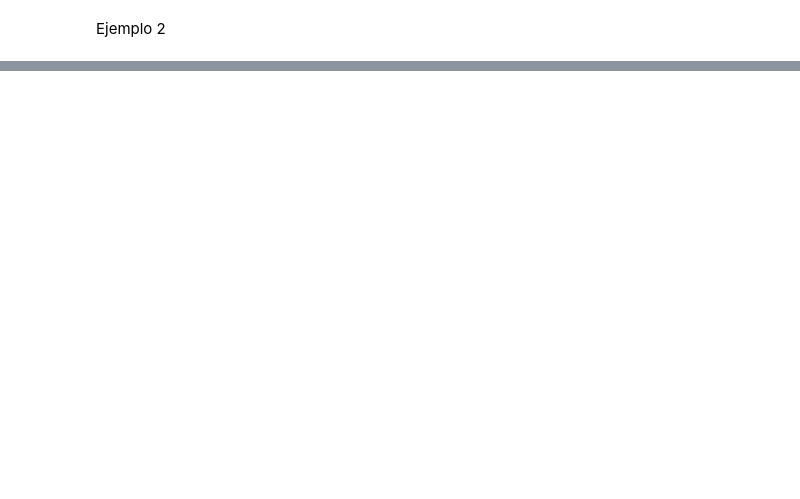
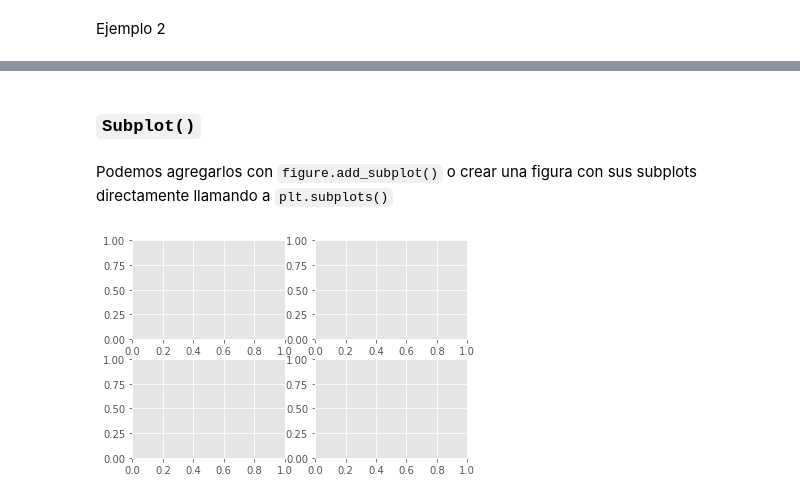
Before and after one commit to MQH15/Python, a Jupyter notebook: MATPLOTLIB.ipynb, the cells around one changed output, grey strips where cells are left out. Cells and saved outputs as stored; diff of their text form; code cells hidden in the pictures; blank space fills up the shorter version.

```diff
--- a/MATPLOTLIB.ipynb
+++ b/MATPLOTLIB.ipynb
@@ -102,0 +107,8 @@ plt.legend()
+# %% [markdown]
+### `Subplot()`
+# %% [markdown]
+Podemos agregarlos con `figure.add_subplot()` o crear una figura con sus subplots directamente llamando a `plt.subplots()`
+# %%
+figure, axeses = plt.subplots(2,2)  # or axs = plt.subplots(2,2)
+# %% [output]
+[figure, added]
```
Also changed, not shown: parts of 47 cells of this notebook.
